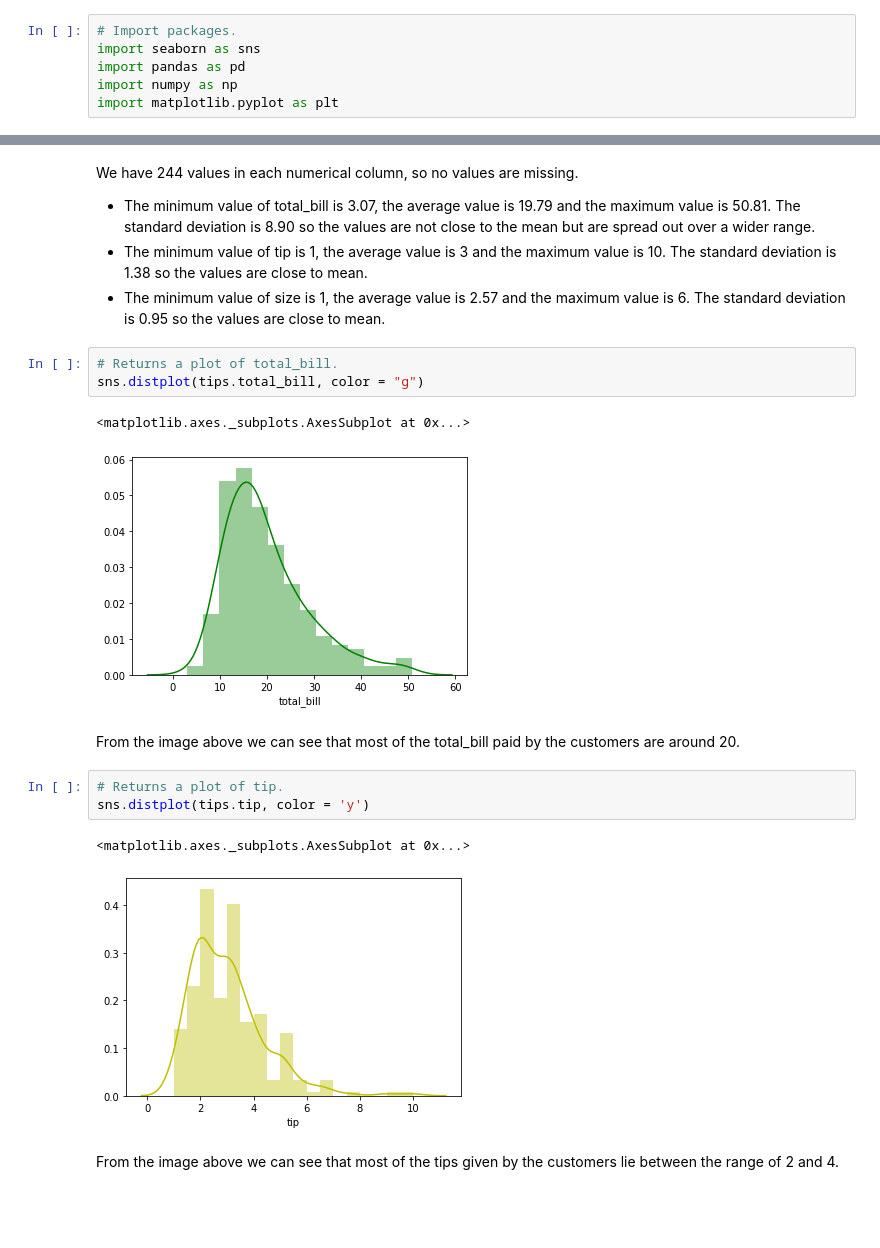
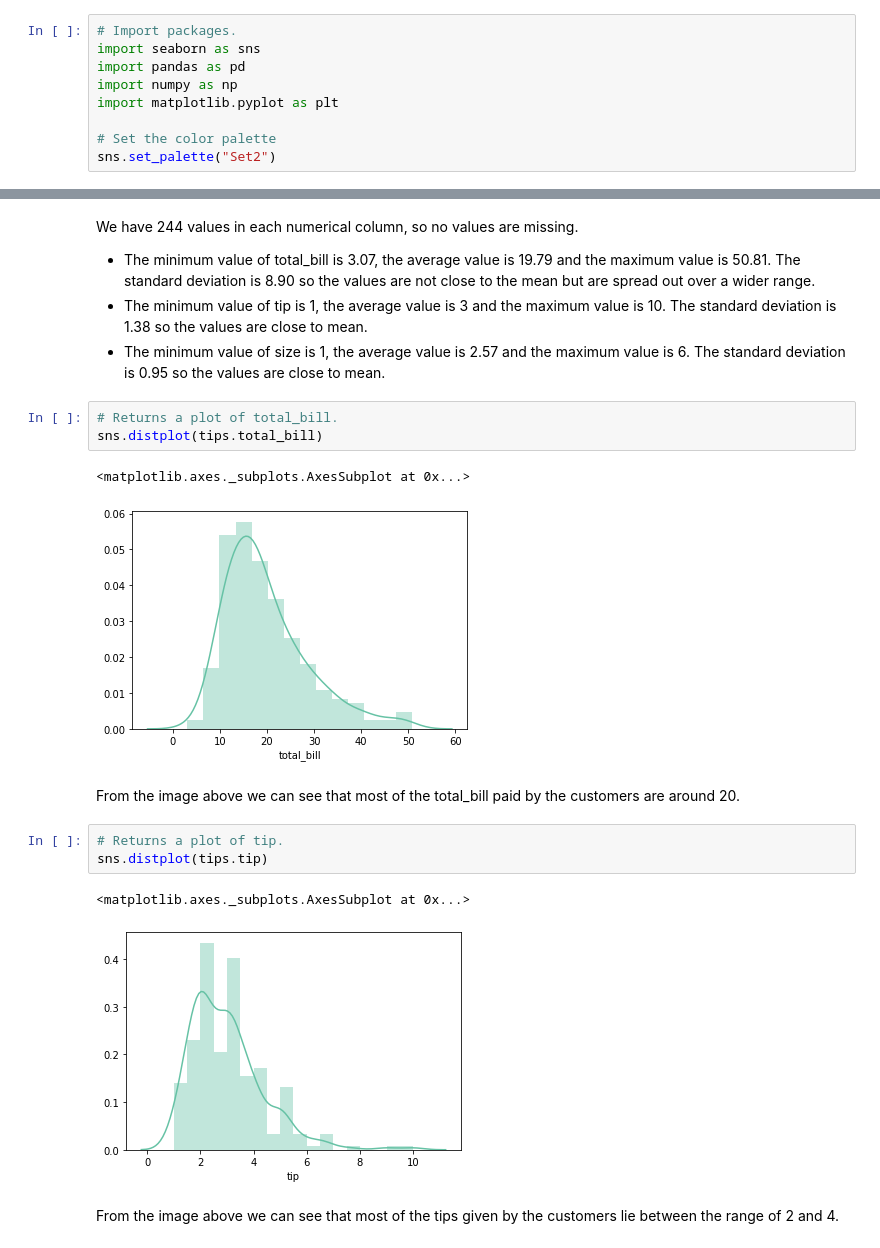
Before and after one commit to amacuga/fundamentals-assessment, a Jupyter notebook: Assessment.ipynb, the cells around one changed output, grey strips where cells are left out. Cells and saved outputs as stored; diff of their text form; blank space fills up the shorter version.

```diff
--- a/Assessment.ipynb
+++ b/Assessment.ipynb
@@ -17,6 +17,9 @@ import seaborn as sns
 import pandas as pd
 import numpy as np
 import matplotlib.pyplot as plt
+
+# Set the color palette
+sns.set_palette("Set2")
 # %% [markdown]
 # Part 1. Description
 # %% [markdown]
@@ -141,18 +144,18 @@ We have 244 values in each numerical column, so no values are missing.
 * The minimum value of size is 1, the average value is 2.57 and the maximum value is 6. The standard deviation is 0.95 so the values are close to mean.
 # %%
 # Returns a plot of total_bill.
-sns.distplot(tips.total_bill, color = "g")
+sns.distplot(tips.total_bill)
 # %% [output]
 <matplotlib.axes._subplots.AxesSubplot at 0x...>
-[figure, old version]
+[figure, new version]
 # %% [markdown]
 From the image above we can see that most of the total_bill paid by the customers are around 20.
 # %%
 # Returns a plot of tip.
-sns.distplot(tips.tip, color = 'y')
+sns.distplot(tips.tip)
 # %% [output]
 <matplotlib.axes._subplots.AxesSubplot at 0x...>
-[figure, old version]
+[figure, new version]
 # %% [markdown]
 From the image above we can see that most of the tips given by the customers lie between the range of 2 and 4.
 # %%
```
Also changed, not shown: parts of 9 cells of this notebook.
